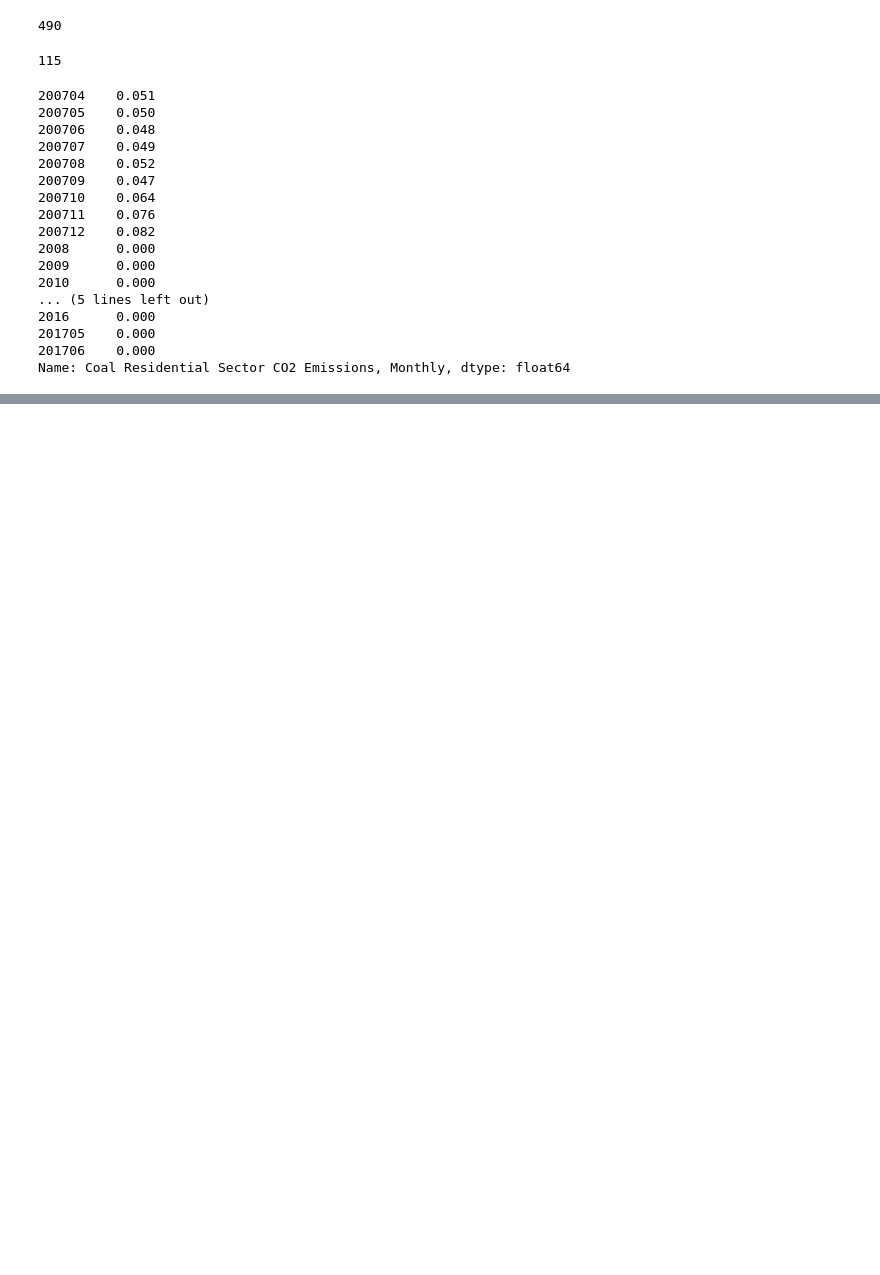
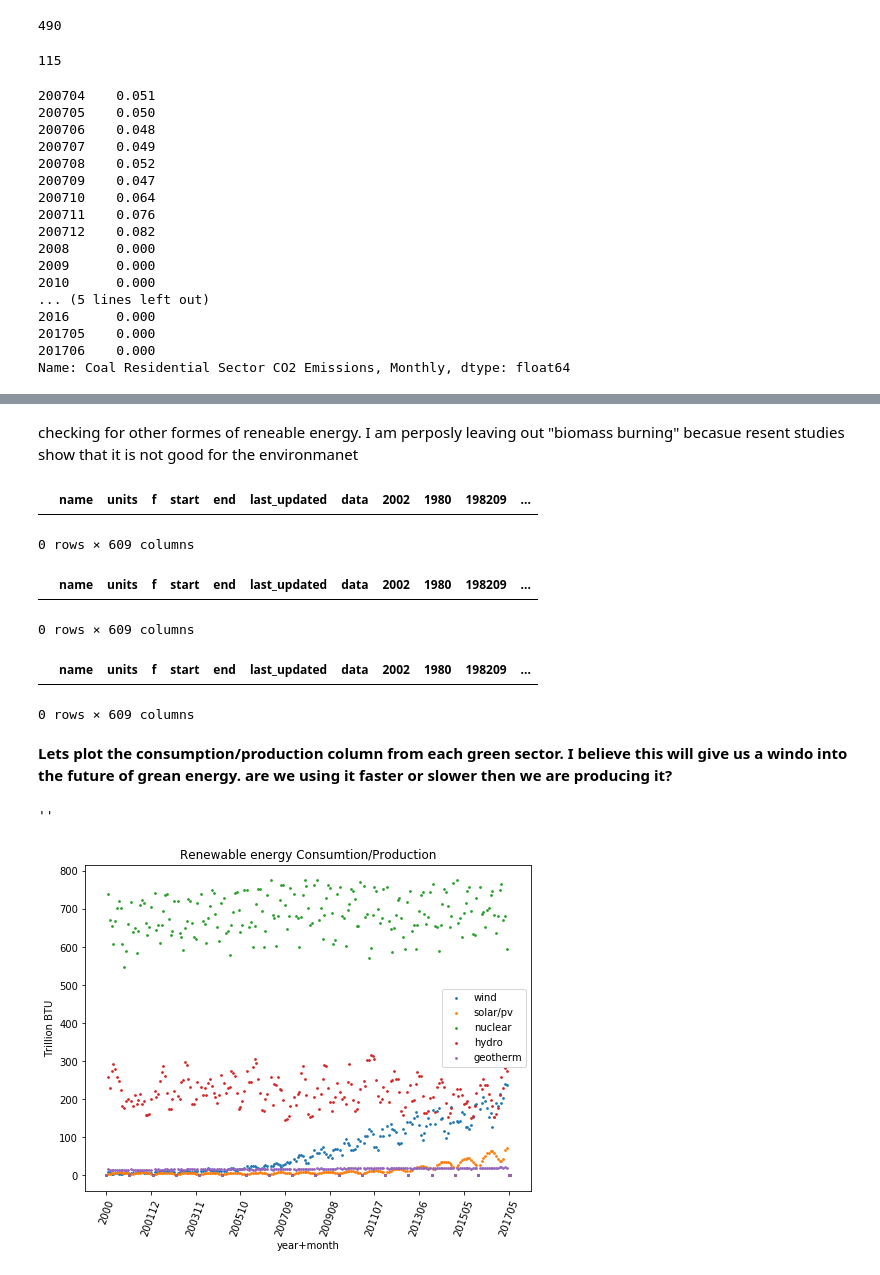
Before and after one commit to Iguanacolossus/energy-statistics, a Jupyter notebook: exploration.ipynb, the cells around one changed output, grey strips where cells are left out. Drawn from its saved outputs; the diff is of its cells as text; code cells hidden in the pictures; blank space fills up the shorter version.

```diff
--- a/exploration.ipynb
+++ b/exploration.ipynb
@@ -464,0 +539,60 @@ axs.axvline('2008',color='r',linestyle='--',alpha=0.5);
+# %%
+#uclear power in the 2000s
+nuclear_df = totals[totals['name'].str.contains('Nuclear')].drop([ 'data','last_updated', 'f','start','end'], axis=1).set_index('name').T.sort_index(axis=0)
+nuclear_2000s = nuclear_df[nuclear_df.index.str.startswith('20')]
+# %%
+#hydroelectric powe in the 2000s
+hydro_df = totals[totals['name'].str.contains('Hydroelectric')].drop([ 'data','last_updated', 'f','start','end'], axis=1).set_index('name').T.sort_index(axis=0)
+hydro_2000s = hydro_df[hydro_df.index.str.startswith('20')]
+# %%
+# creating a sub df of geothermal energy in the 2000s
+geotherm_df = totals[totals['name'].str.contains('Geothermal')].drop([ 'data','last_updated', 'f','start','end'], axis=1).set_index('name').T.sort_index(axis=0)
+geotherm_2000s = geotherm_df[geotherm_df.index.str.startswith('20')]
+# %% [markdown]
+checking for other formes of reneable energy. I am perposly leaving out "biomass burning" becasue resent studies show that it is not good for the environmanet
+# %%
+totals[totals['name'].str.contains('Tidal')]
+# %% [output]
+|  | name | units | f | start | end | last_updated | data | 2002 | 1980 | 198209 | ... |
+0 rows × 609 columns
+# %%
+totals[totals['name'].str.contains('Ocean')]
+# %% [output]
+|  | name | units | f | start | end | last_updated | data | 2002 | 1980 | 198209 | ... |
+0 rows × 609 columns
+# %%
+totals[totals['name'].str.contains('Wave')]
+# %% [output]
+|  | name | units | f | start | end | last_updated | data | 2002 | 1980 | 198209 | ... |
+0 rows × 609 columns
+# %% [markdown]
+**Lets plot the consumption/production column from each green sector. I believe this will give us a windo into the future of grean energy. are we using it faster or slower then we are producing it?**
+# %%
+#create x and y for wind
+x = wind_2000s.index
+y_wind = wind_2000s['Wind Energy Consumption/Production, Monthly']
+#wind_2000s.columns
+# %%
+fig, axs = plt.subplots()
+fig.set_size_inches(8,6)
+
+marker_size = 3
+axs.scatter(x,y_wind,label='wind',s=marker_size)
+axs.scatter(x,solar_2000s['Solar/PV Energy Consumption/Production, Monthly'],label='solar/pv',s=marker_size)
+axs.scatter(x,nuclear_2000s['Nuclear Electric Power Consumption/Production, Monthly'],label='nuclear',s=marker_size)
+axs.scatter(x,hydro_2000s['Hydroelectric Power Consumption/Production, Monthly'],label='hydro',s=marker_size)
+axs.scatter(x,geotherm_2000s['Geothermal Energy Consumption/Production, Monthly'],label='geotherm',s=marker_size)
+
+axs.set_title('Renewable energy Consumtion/Production')
+axs.set_xlabel('year+month')
+axs.set_ylabel('Trillion BTU')
+#axs.set_xticklabels(res_2000s.index, rotation=90);
+axs.xaxis.set_major_locator(plt.MaxNLocator(12))
+#axs.axvline('2008',color='r',linestyle='--',alpha=0.5);
+plt.xticks(rotation=70)
+plt.legend()
+#axs.axhline(0,color='k')
+;
+# %% [output]
+''
+[figure, added]
```
Also changed, not shown: parts of 22 cells of this notebook.
